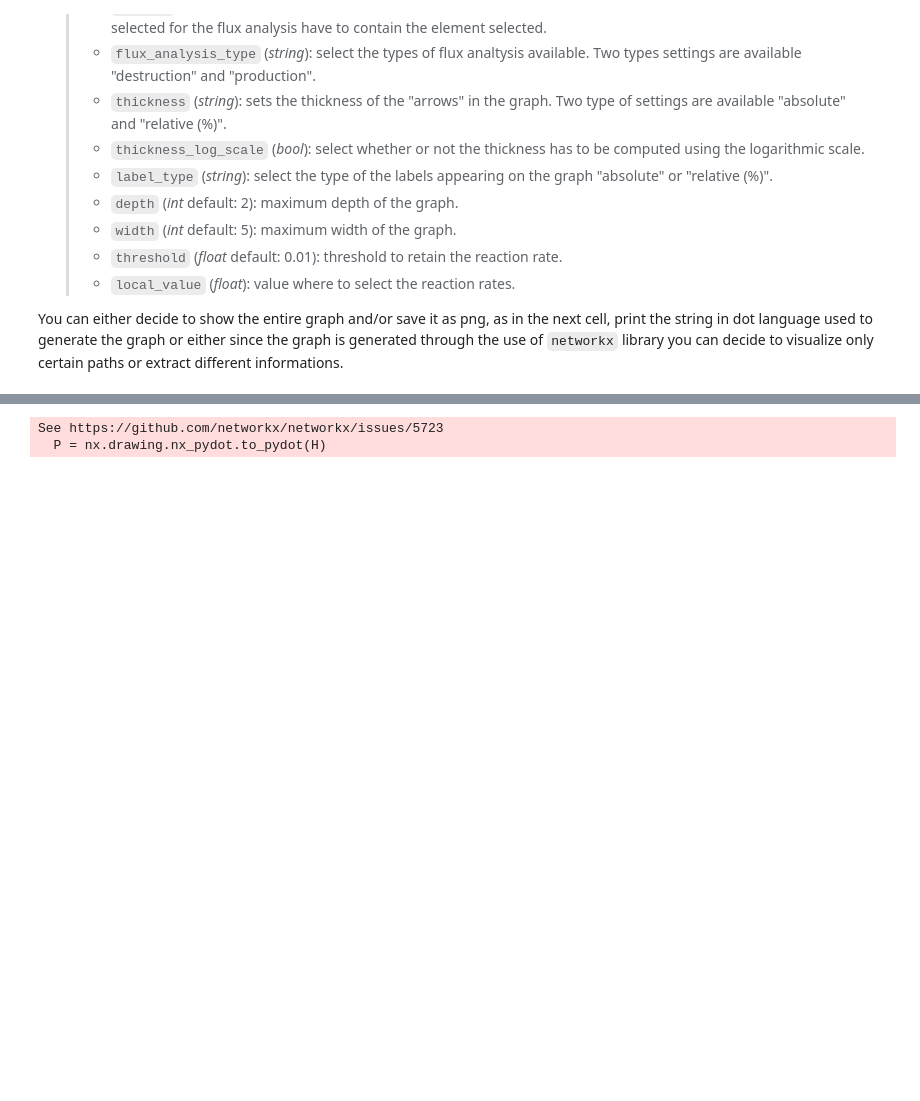
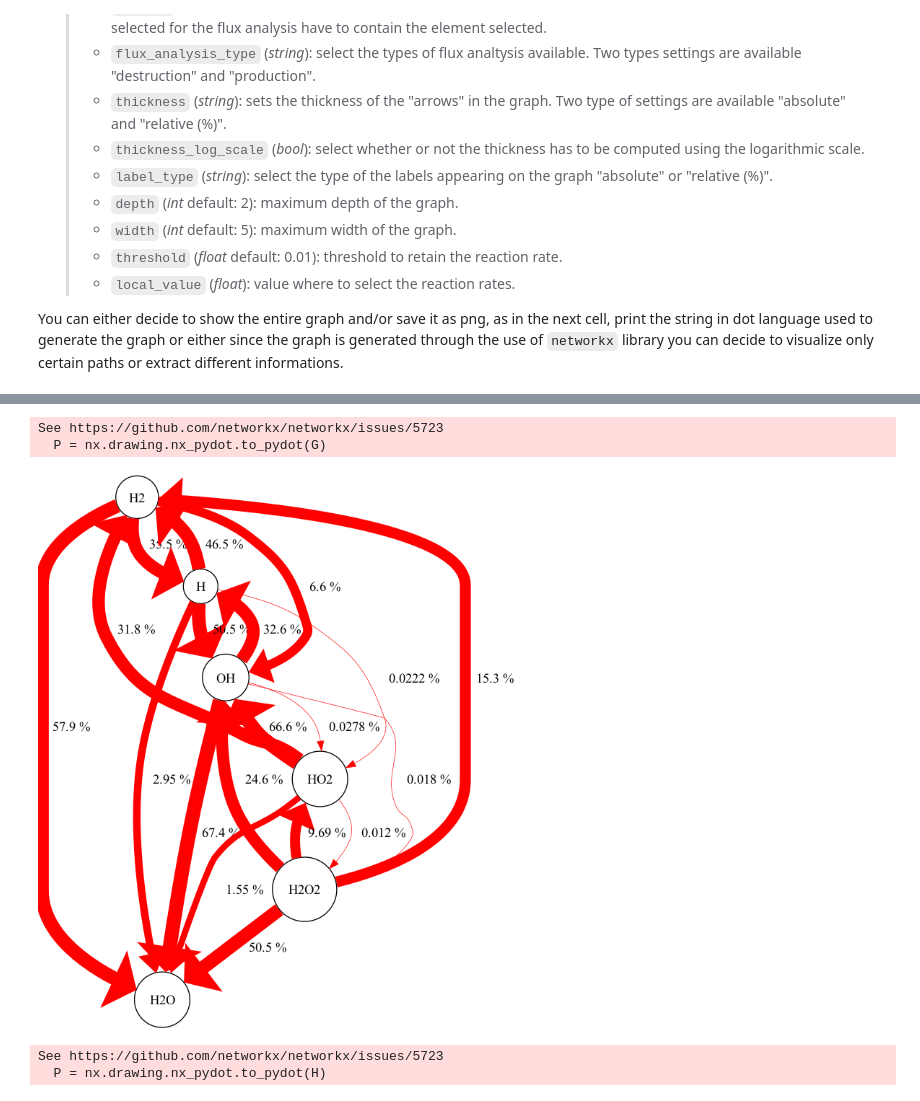
Before and after one commit to tdinelli/pySMOKEPostProcessor, a Jupyter notebook: examples/FluxAnalysis.ipynb, the cells around one changed output, grey strips where cells are left out. Drawn from its saved outputs; the diff is of its cells as text; code cells hidden in the pictures; blank space fills up the shorter version.

```diff
--- a/examples/FluxAnalysis.ipynb
+++ b/examples/FluxAnalysis.ipynb
@@ -48,3 +76,28 @@ See https://github.com/networkx/networkx/issues/5723
+# %%
+kineticFolder3 = "/Users/tdinelli/Desktop/HYDROGEN/ROPE/mechanisms/H2_UPDATE_MR/kinetics"
+resultsFolder3 = "/Users/tdinelli/Desktop/HYDROGEN/ROPE/Output-MR_air/Case12"
+resultsFolder3 = "/Users/tdinelli/Desktop/HYDROGEN/ROPE/Output-MR_air/Case20"
+
+G = pp.FluxAnalysis(kinetic_folder=kineticFolder3,
+                    output_folder=resultsFolder3,
+                    species = "H2",
+                    element = "H",
+                    flux_analysis_type = "destruction",
+                    thickness = "relative",
+                    thickness_log_scale = True,
+                    label_type = "relative",
+                    depth = 3,
+                    width = 6,
+                    threshold = 0.01,
+                    local_value = 1.4934)
+
+P = nx.drawing.nx_pydot.to_pydot(G)
+img = Image(P.create_png())
+display(img)
+# %% [output]
+See https://github.com/networkx/networkx/issues/5723
+  P = nx.drawing.nx_pydot.to_pydot(G)
+[figure, added]
 # %%
 near_nodes = ['H2']
 for node in G['H2']:
```
Also changed, not shown: parts of 3 cells of this notebook, 5 other files.
